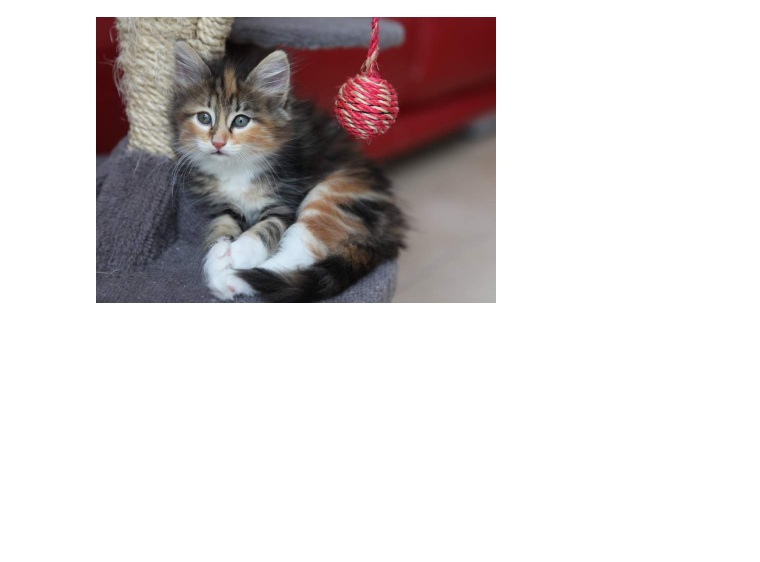
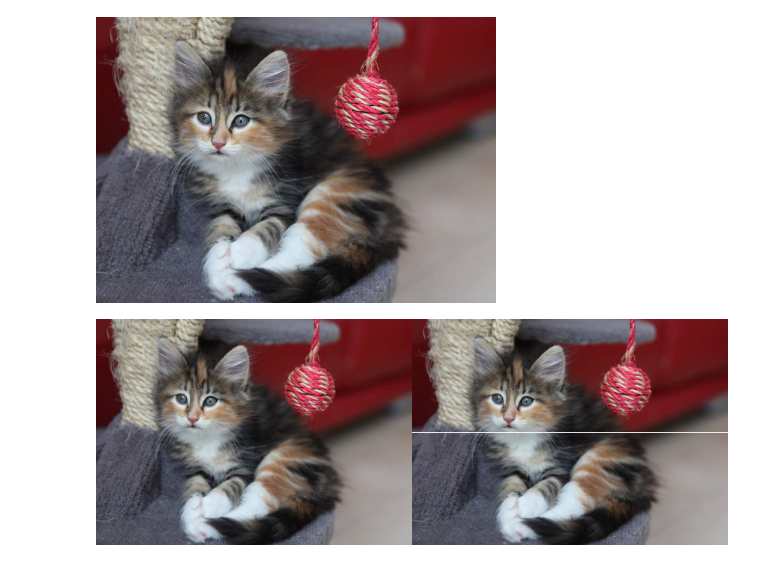
Before and after one commit to klinkzsweet/PCVK_Genap_2023, a Jupyter notebook: Week1.ipynb, the cells around one changed output. Cells and saved outputs as stored; diff of their text form; code cells hidden in the pictures; blank space fills up the shorter version.

```diff
--- a/Week1.ipynb
+++ b/Week1.ipynb
@@ -38,6 +38,12 @@ resolusi image: tinggi x lebar =  286 x 400
 # %%
 image_2 = cv.cvtColor(image, cv.COLOR_BGR2RGB)
 image_3 = cv.cvtColor(image, cv.COLOR_BGR2RGB)
 
 #membuat garis horizontal ditengah image
-for y in range (lebar)
+for y in range (lebar):
+  image_3[int((tinggi)/2),y] = [255,255,255]
+
+final_frame = cv.hconcat((image_2, image_3))
+cv2_imshow(final_frame)
+# %% [output]
+[figure, added]
```
